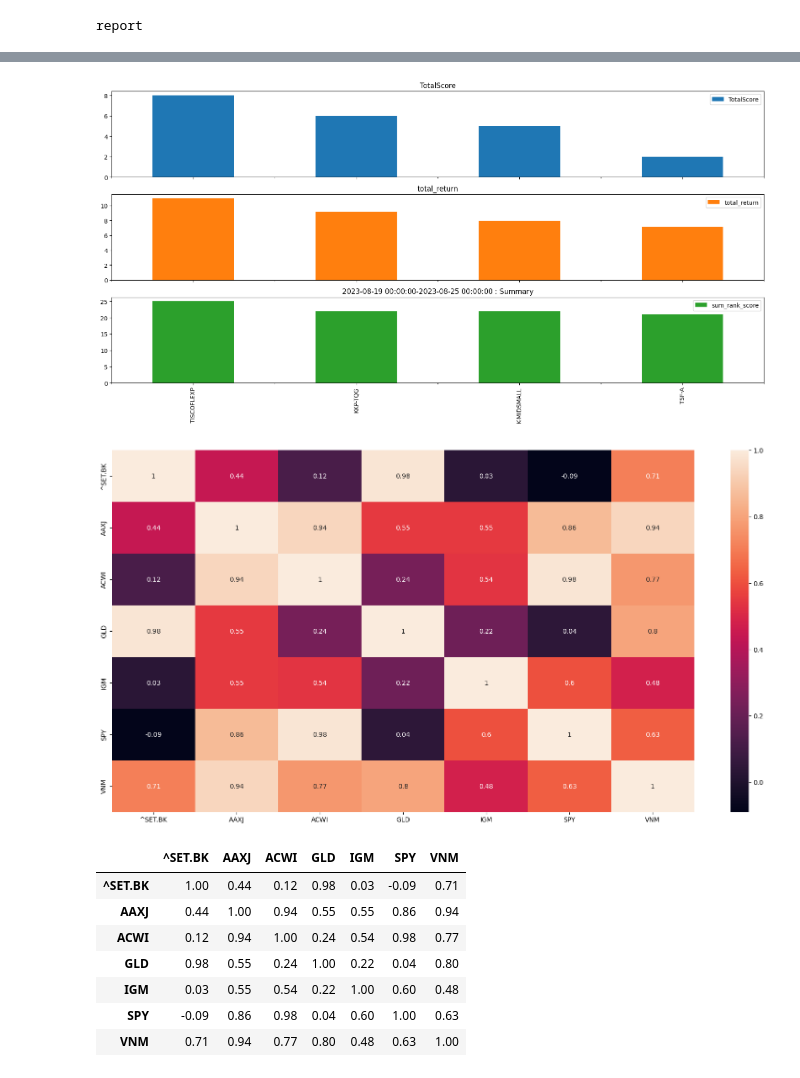
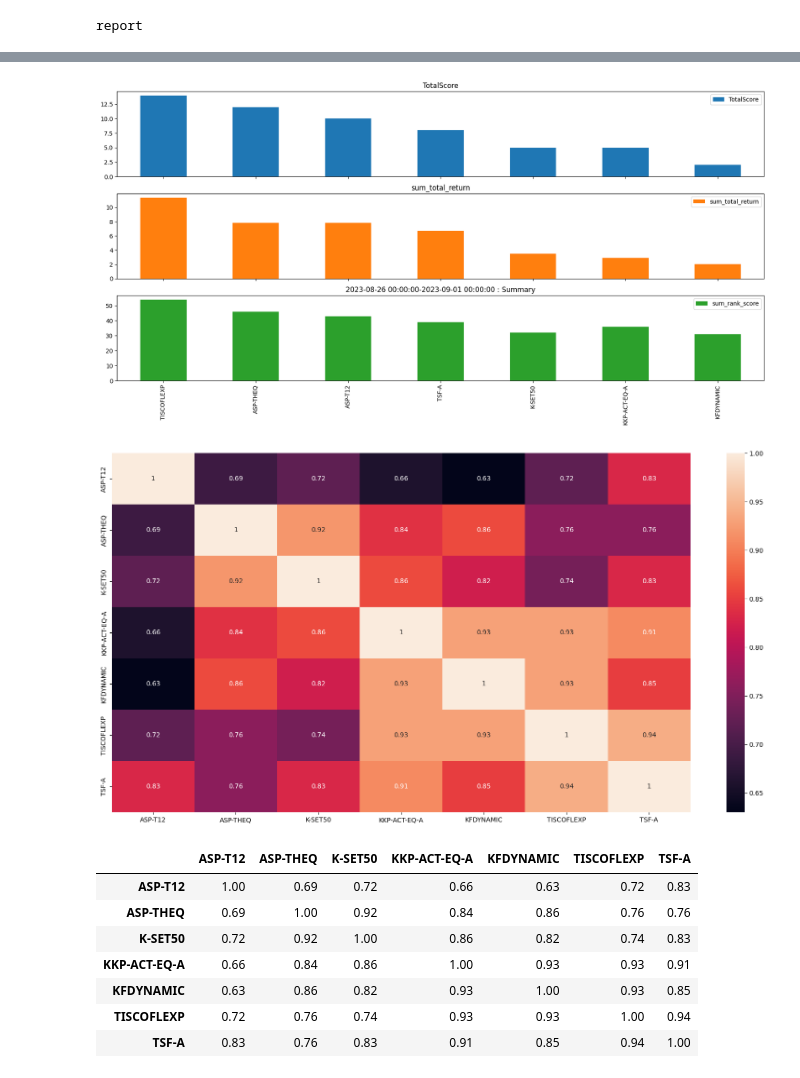
Before and after one commit to technqvi/MyYoutube-Demo, a Jupyter notebook: t3_select_best_etf_analystics.ipynb, the cells around one changed output, grey strips where cells are left out. Drawn from its saved outputs; the diff is of its cells as text; code cells hidden in the pictures.

```diff
--- a/t3_select_best_etf_analystics.ipynb
+++ b/t3_select_best_etf_analystics.ipynb
@@ -7,13 +7,13 @@ import math
 import matplotlib.pyplot as plt
 import seaborn
 # %%
-from_str='2023-05-01'
-to_str='2023-08-25'
-#feq ='W-FRI'
-feq ='M'
+from_str='2023-06-26'
+to_str='2023-09-01'
+feq ='W-FRI'
+#feq ='M'
 # %%
-data_file='data/my_philip_fund_May-Aug_23.csv'
-title='my_philip_fund_May-Aug_23'
+data_file=r"D:\PythonDev\MyQuantFinProject\data\thai-active_2023-now.csv"
+title='thai-active_2023-now'
 report_path=f'report'
 
 
@@ -356,6 +425,6 @@ fundRank_df
 # %%
 dfSummary=pd.concat([\
-                     fundPerfByPeriod_df[list_fund_name].sum().to_frame(name='total_return'),\
+                     fundPerfByPeriod_df[list_fund_name].sum().to_frame(name='sum_total_return'),\
                      fundRank_df.sum().to_frame(name='sum_rank_score'),\
                     ],axis=1)
 dfSummary.fillna(value=0,inplace=True)
@@ -412,14 +481,14 @@ dfSummary
 # %%
-colToPlots=['TotalScore','total_return','sum_rank_score' ]
+colToPlots=['TotalScore','sum_total_return','sum_rank_score' ]
 
 dfSummary[colToPlots].plot(kind='bar',layout=(len(colToPlots),1),
                       subplots=True,figsize=(20, 3*len(colToPlots)))
 plt.title(f"{start_date}-{end_date} : Summary")
 plt.savefig(f'{report_path}\\{from_str}-{to_str}-summary.png')
 
 plt.show()
 # %% [output]
-[figure, old version]
+[figure, new version]
 # %%
 
 
@@ -433,15 +502,15 @@ plt. show ()
 
 corr_df
 # %% [output]
-[figure, old version]
+[figure, new version]
-|  | ^SET.BK | AAXJ | ACWI | GLD | IGM | SPY | VNM |
-| ^SET.BK | 1.00 | 0.44 | 0.12 | 0.98 | 0.03 | -0.09 | 0.71 |
-| AAXJ | 0.44 | 1.00 | 0.94 | 0.55 | 0.55 | 0.86 | 0.94 |
-| ACWI | 0.12 | 0.94 | 1.00 | 0.24 | 0.54 | 0.98 | 0.77 |
-| GLD | 0.98 | 0.55 | 0.24 | 1.00 | 0.22 | 0.04 | 0.80 |
-| IGM | 0.03 | 0.55 | 0.54 | 0.22 | 1.00 | 0.60 | 0.48 |
-| SPY | -0.09 | 0.86 | 0.98 | 0.04 | 0.60 | 1.00 | 0.63 |
-| VNM | 0.71 | 0.94 | 0.77 | 0.80 | 0.48 | 0.63 | 1.00 |
+|  | ASP-T12 | ASP-THEQ | K-SET50 | KKP-ACT-EQ-A | KFDYNAMIC | TISCOFLEXP | TSF-A |
+| ASP-T12 | 1.00 | 0.69 | 0.72 | 0.66 | 0.63 | 0.72 | 0.83 |
+| ASP-THEQ | 0.69 | 1.00 | 0.92 | 0.84 | 0.86 | 0.76 | 0.76 |
+| K-SET50 | 0.72 | 0.92 | 1.00 | 0.86 | 0.82 | 0.74 | 0.83 |
+| KKP-ACT-EQ-A | 0.66 | 0.84 | 0.86 | 1.00 | 0.93 | 0.93 | 0.91 |
+| KFDYNAMIC | 0.63 | 0.86 | 0.82 | 0.93 | 1.00 | 0.93 | 0.85 |
+| TISCOFLEXP | 0.72 | 0.76 | 0.74 | 0.93 | 0.93 | 1.00 | 0.94 |
+| TSF-A | 0.83 | 0.76 | 0.83 | 0.91 | 0.85 | 0.94 | 1.00 |
 # %%
 report_file = os.path .join(report_path, "Report.xlsx")
 writer=pd.ExcelWriter(report_file,engine='xlsxwriter')
```
Also changed, not shown: parts of 16 cells of this notebook, 20 other files.
